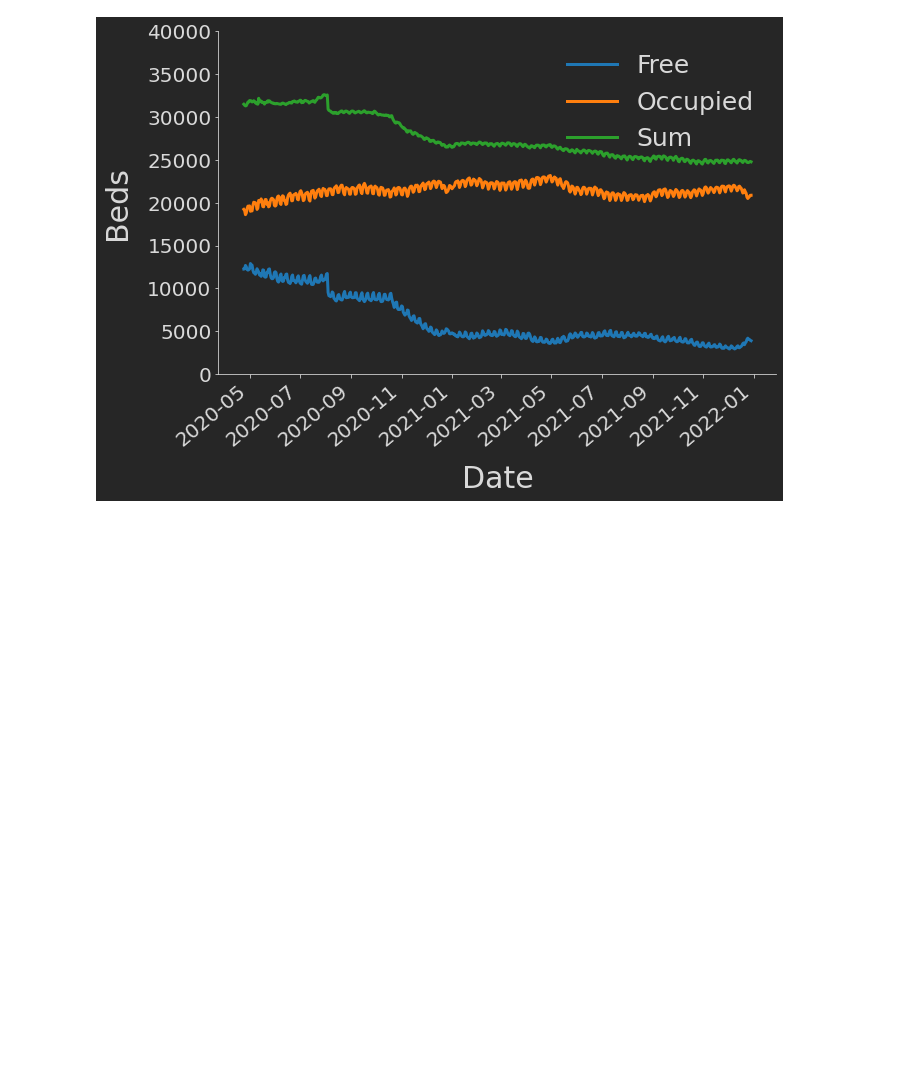
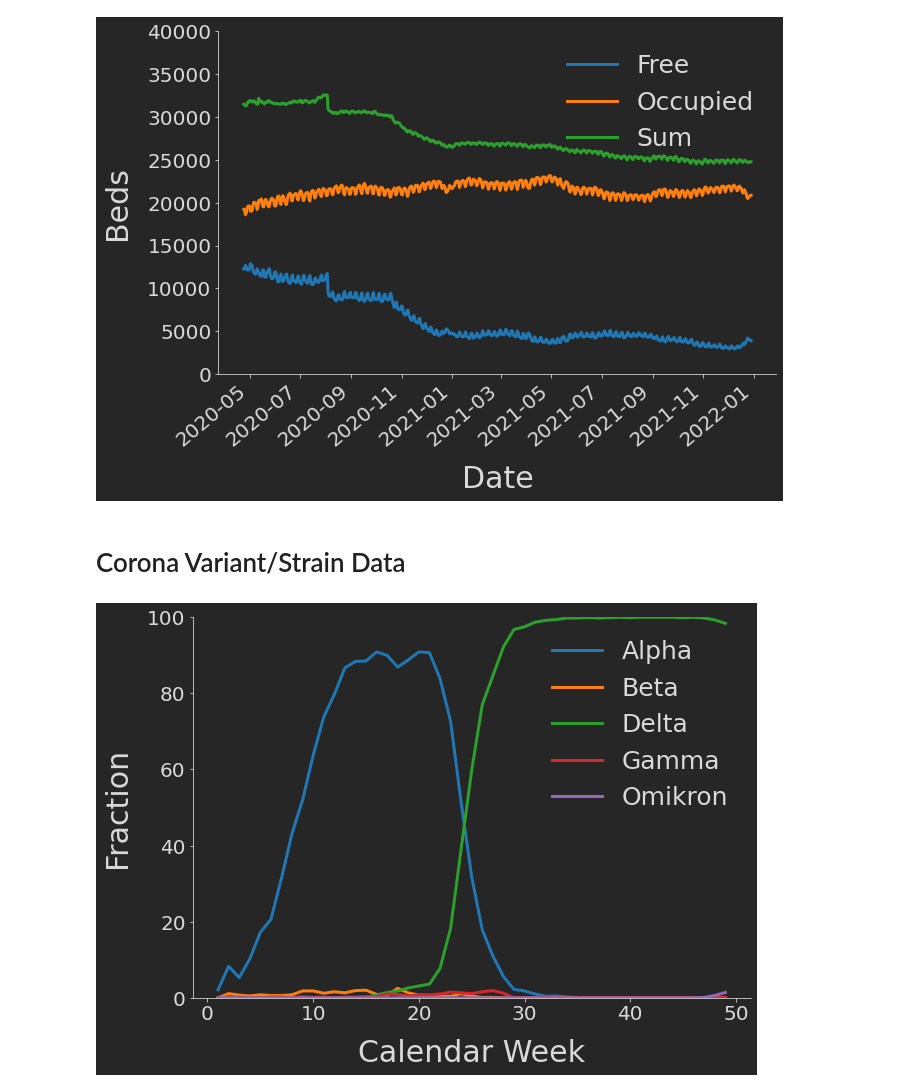
Before and after one commit to Ma-Fi-94/Corona, a Jupyter notebook: prototype.ipynb, the cells around one changed output. Drawn from its saved outputs; the diff is of its cells as text; code cells hidden in the pictures; blank space fills up the shorter version.

```diff
--- a/prototype.ipynb
+++ b/prototype.ipynb
@@ -100,3 +100,5 @@ ymax = round(np.max([np.max(data.betten_frei), np.max(data.betten_belegt), np.ma
 pt.limits(ax, None, (0, ymax))
 # %% [output]
 [figure]
+# %% [markdown]
+# Corona Variant/Strain Data
@@ -102,0 +145,11 @@ pt.limits(ax, None, (0, ymax))
+# %%
+fig, ax = pt.singleplot()
+for c in data.columns:
+    pt.majorline(ax, data.index, data[c], label=c)
+pt.despine(ax)
+pt.ticklabelsize(ax)
+pt.legend(ax)
+pt.labels(ax, "Calendar Week", "Fraction")
+pt.limits(ax, None, (0, 100))
+# %% [output]
+[figure, added]
```
Also changed, not shown: parts of 2 cells of this notebook, 1 other file.
